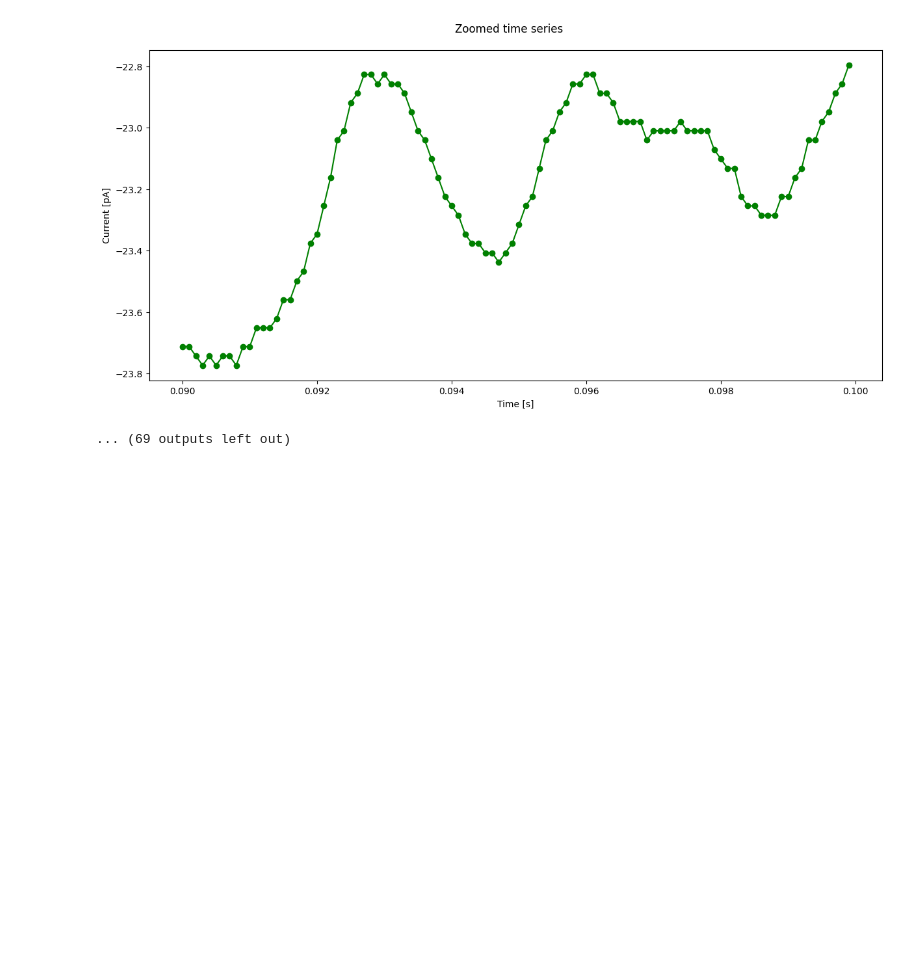
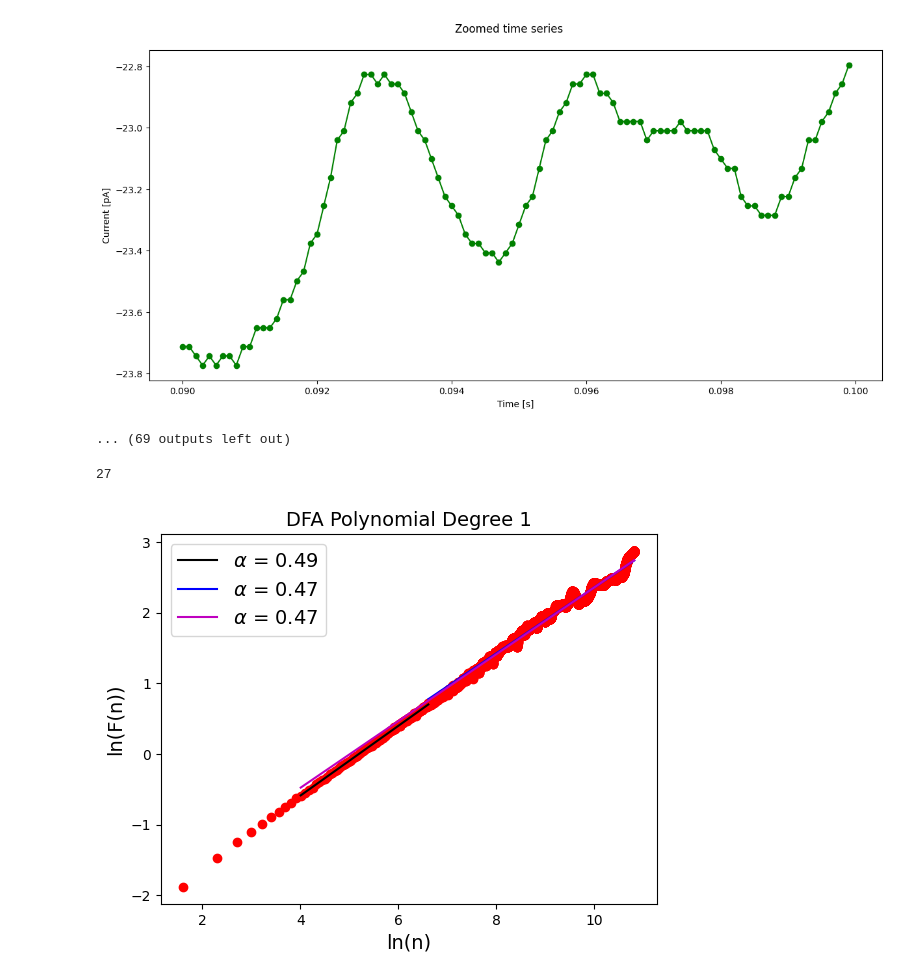
Before and after one commit to University-of-Silesia-Ion-Channel/Jonus, a Jupyter notebook: miscellaneous/experimental.ipynb, the cells around one changed output. Drawn from its saved outputs; the diff is of its cells as text; code cells hidden in the pictures; blank space fills up the shorter version.

```diff
--- a/miscellaneous/experimental.ipynb
+++ b/miscellaneous/experimental.ipynb
@@ -142,3 +145,80 @@ for file_path in files:
 [figure]
 [figure]
 ... (69 outputs left out)
+# %%
+from multiprocessing import process
+import os
+os.chdir('/home/yoga-peter/engdeg/Jonus')
+import glob
+import matplotlib.pyplot as plt
+import numpy as np
+from ion_channel import IonChannel
+import multiprocessing
+
+def worker(file_path):
+    cnt = 0
+    sum = 0
+    file_data = []
+    ic = IonChannel()
+    ic._pol_ord = 1
+    with open(file_path) as data_file:
+        for record in data_file:
+            if cnt < batch_size:
+                record = record.strip()
+                sum += float(record)
+                cnt += 1
+            else:
+                cnt = 0
+                file_data.append(sum)
+                sum = 0
+    # if(not os.path.exists(f"outputs2/{folder}")):
+    #     os.mkdir(f"outputs2/{folder}")
+    alpha_list = ic.dfa(file_data[:50000])[2]
+    alpha_low = alpha_list[0]
+    alpha_high = alpha_list[1]
+    alpha_all = alpha_list[2]
+    return alpha_low, alpha_high, alpha_all
+
+alpha_low = 0
+alpha_high = 0
+alpha_all = 0
+ic = IonChannel()
+file_pattern = os.path.join("data", "normalna_aktywnosc", '*mV', "*.txt")
+files = glob.glob(file_pattern)
+N = len(files)
+print(N)
+batch_size = 1
+stack = files
+core_count = multiprocessing.cpu_count()
+# Process each file
+while len(stack) != 0:
+    n = len(stack)
+    args_list = (
+        (stack.pop())
+        for _ in range(n if n <= core_count else core_count)
+    )
+    with multiprocessing.Pool(core_count) as process:
+        results = process.map(worker, args_list)
+    for result in results:
+        alpha_low += result[0]
+        alpha_high += result[1]
+        alpha_all += result[2]
+alpha_low /= N
+alpha_high /= N
+alpha_all /= N
+alphas = [alpha_low, alpha_high, alpha_all]
+with open('alpha_experimental.csv', 'a') as f:
+    f.write(f'{alphas[0]}, {alphas[1]}, {alphas[2]}\n')
+# %% [output]
+27
+# %%
+import numpy as np
+from ion_channel import IonChannel
+import matplotlib.pyplot as plt
+a = np.random.random(50000)
+ic = IonChannel()
+fig, ax = plt.subplots()
+ic.plot_autocorrelation_dfa(a, fig, ax)
+plt.show()
+# %% [output]
+[figure, added]
```
Also changed, not shown: parts of 2 cells of this notebook, 1 other file.
